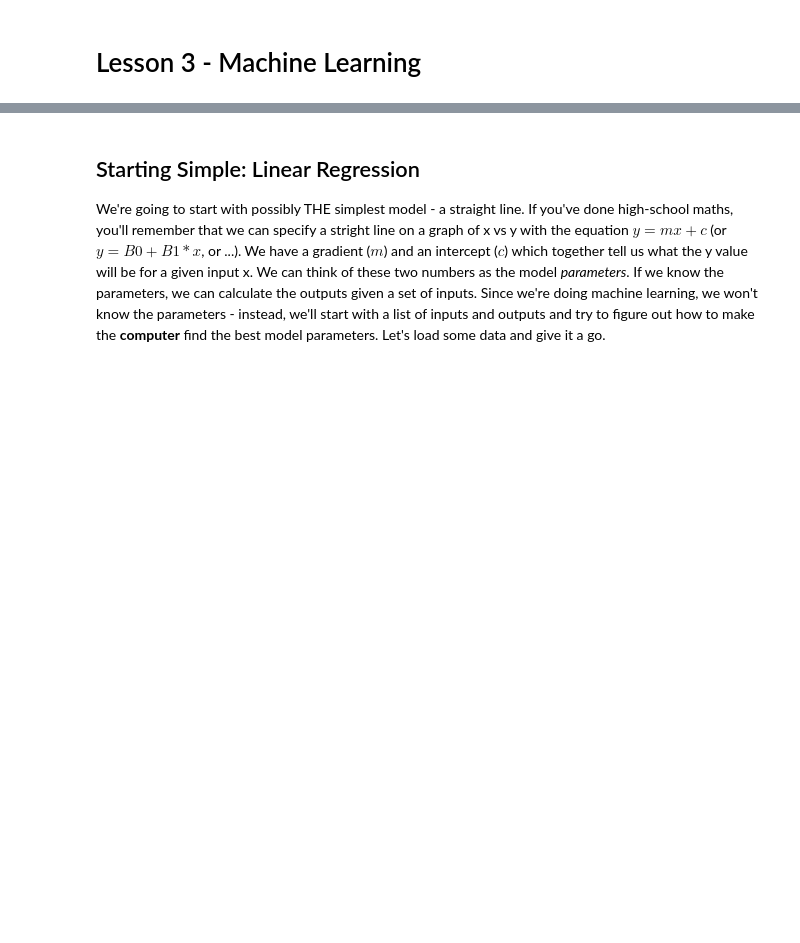
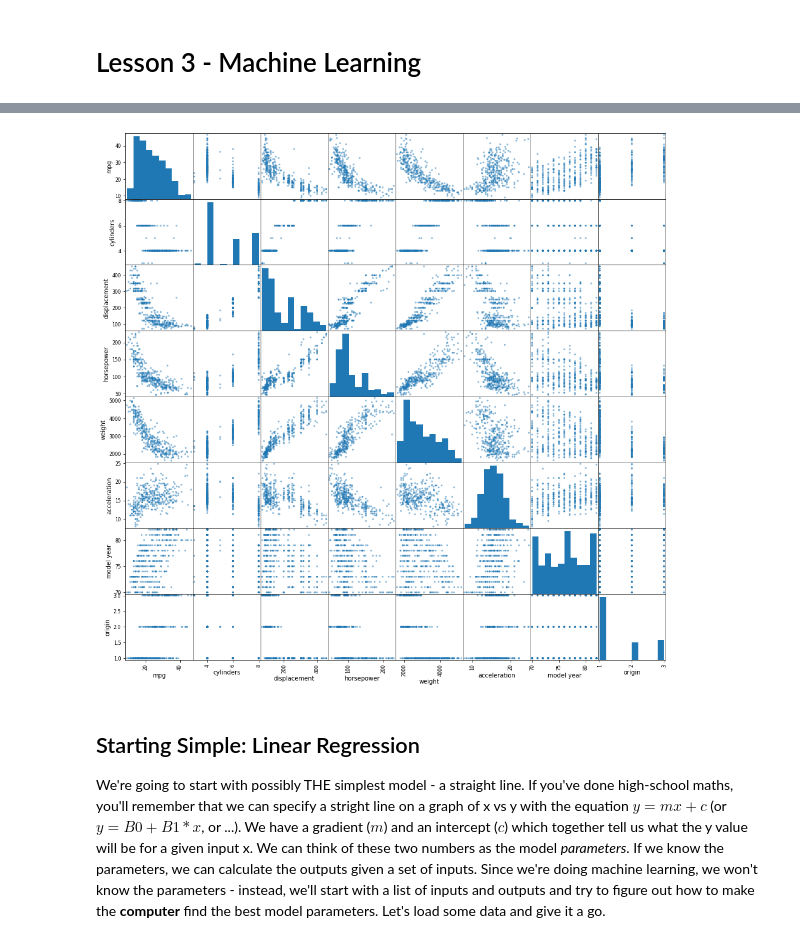
Before and after one commit to johnowhitaker/ds_zero, a Jupyter notebook: 03_Machine_Learning.ipynb, the cells around one changed output, grey strips where cells are left out. Drawn from its saved outputs; the diff is of its cells as text; code cells hidden in the pictures; blank space fills up the shorter version.

```diff
--- a/03_Machine_Learning.ipynb
+++ b/03_Machine_Learning.ipynb
@@ -13,3 +79,8 @@ If you'd like a lovely introduction to the idea of machine learning and deep lea
+# %%
+pd.plotting.scatter_matrix(mtcars, figsize=(16, 16))
+plt.show()
+# %% [output]
+[figure, added]
 # %% [markdown]
 ## Starting Simple: Linear Regression
 
```
Also changed, not shown: parts of 29 cells of this notebook, 1 other file.
